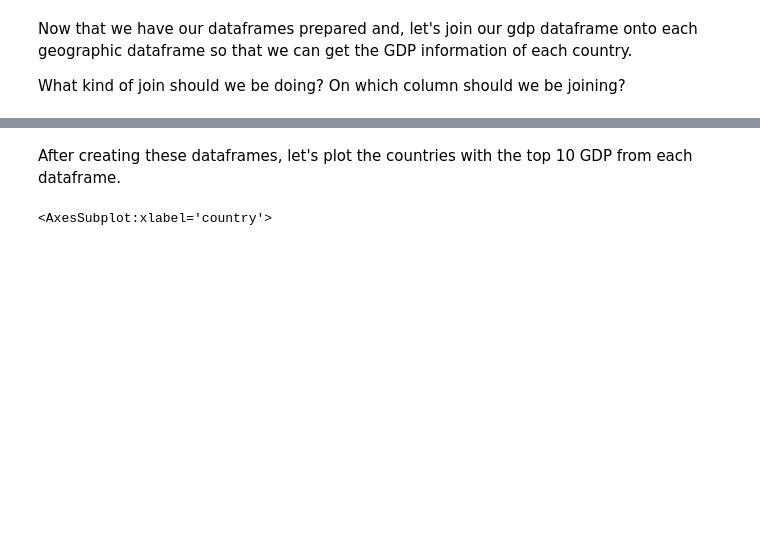
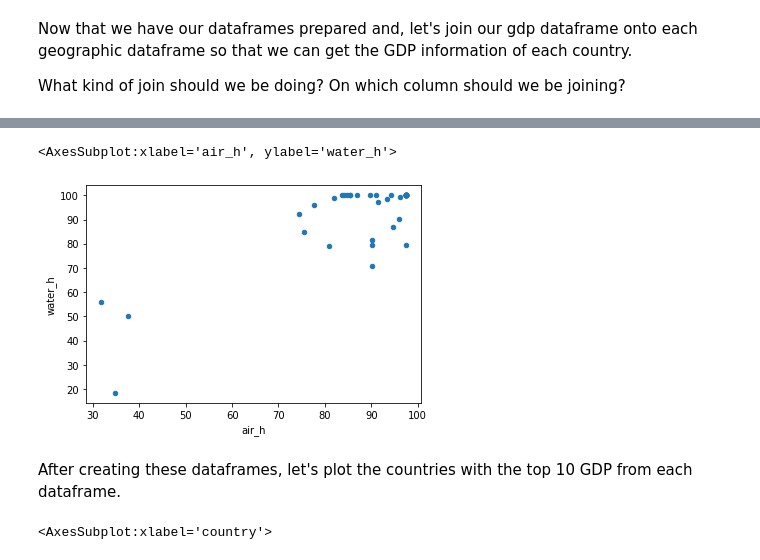
Before and after one commit to The-Knowledge-House/DS_22, a Jupyter notebook: phase_2/week_9/1_31/intermediate_sql_coding_exercise.ipynb, the cells around one changed output, grey strips where cells are left out. Saved outputs shown, nothing was run; the diff lists cells and outputs as text; code cells hidden in the pictures; blank space fills up the shorter version.

```diff
--- a/phase_2/week_9/1_31/intermediate_sql_coding_exercise.ipynb
+++ b/phase_2/week_9/1_31/intermediate_sql_coding_exercise.ipynb
@@ -76,3 +63,8 @@ gdp_epi.dropna(inplace=True)
+# %%
+gdp_epi.plot.scatter(x="air_h", y="water_h")
+# %% [output]
+<AxesSubplot:xlabel='air_h', ylabel='water_h'>
+[figure, added]
 # %% [markdown]
 After creating these dataframes, let's plot the countries with the top 10 GDP from each dataframe.
 # %%
```
Also changed, not shown: parts of 3 cells of this notebook, 1 other file.
